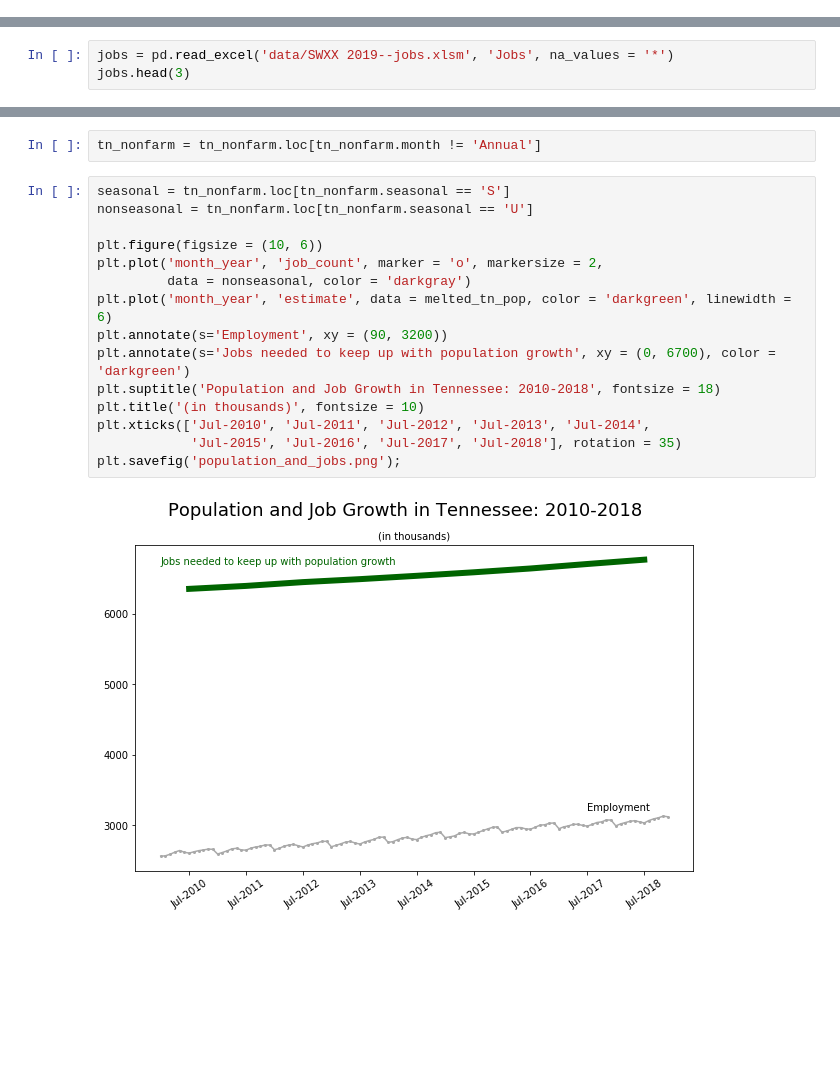
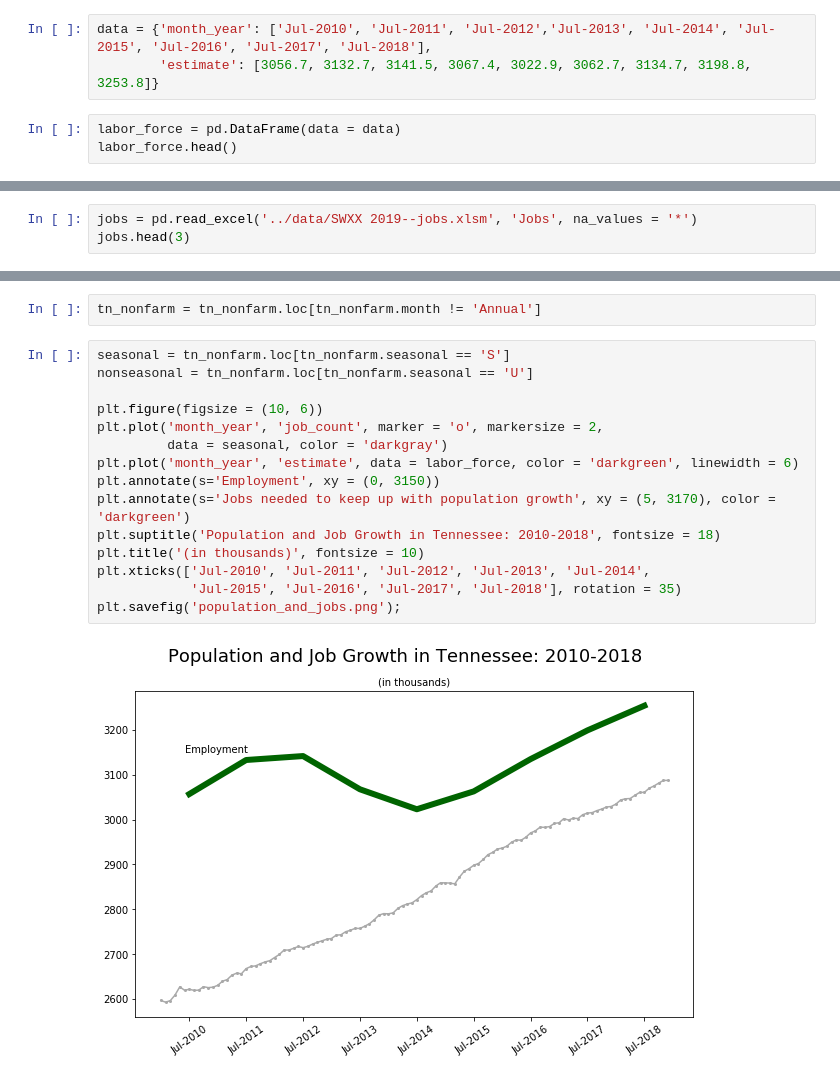
Before and after one commit to nashville-data-nerds/think_tennessee, a Jupyter notebook: notebooks/jobs_vs_population.ipynb, the cells around one changed output, grey strips where cells are left out. Drawn from its saved outputs; the diff is of its cells as text; blank space fills up the shorter version.

Commit message:
curated new data for labor force population estimate and updated chart

```diff
--- a/notebooks/jobs_vs_population.ipynb
+++ b/notebooks/jobs_vs_population.ipynb
@@ -36,0 +111,6 @@ melted_tn_pop.head(2)
+# %%
+data = {'month_year': ['Jul-2010', 'Jul-2011', 'Jul-2012','Jul-2013', 'Jul-2014', 'Jul-2015', 'Jul-2016', 'Jul-2017', 'Jul-2018'],
+        'estimate': [3056.7, 3132.7, 3141.5, 3067.4, 3022.9, 3062.7, 3134.7, 3198.8, 3253.8]}
+# %%
+labor_force = pd.DataFrame(data = data)
+labor_force.head()
@@ -37,5 +124,5 @@ melted_tn_pop.head(2)
 # %%
-jobs = pd.read_excel('data/SWXX 2019--jobs.xlsm', 'Jobs', na_values = '*')
+jobs = pd.read_excel('../data/SWXX 2019--jobs.xlsm', 'Jobs', na_values = '*')
 jobs.head(3)
 # %% [output]
 |  | seasonal | year | super | month | United States | Alabama | Alaska | Arizona | Arkansas | California | ... |
@@ -85,17 +172,17 @@ tn_nonfarm = tn_nonfarm.loc[tn_nonfarm.month != 'Annual']
 # %%
 seasonal = tn_nonfarm.loc[tn_nonfarm.seasonal == 'S']
 nonseasonal = tn_nonfarm.loc[tn_nonfarm.seasonal == 'U']
 
 plt.figure(figsize = (10, 6))
 plt.plot('month_year', 'job_count', marker = 'o', markersize = 2,
-         data = nonseasonal, color = 'darkgray')
-plt.plot('month_year', 'estimate', data = melted_tn_pop, color = 'darkgreen', linewidth = 6)
-plt.annotate(s='Employment', xy = (90, 3200))
-plt.annotate(s='Jobs needed to keep up with population growth', xy = (0, 6700), color = 'darkgreen')
+         data = seasonal, color = 'darkgray')
+plt.plot('month_year', 'estimate', data = labor_force, color = 'darkgreen', linewidth = 6)
+plt.annotate(s='Employment', xy = (0, 3150))
+plt.annotate(s='Jobs needed to keep up with population growth', xy = (5, 3170), color = 'darkgreen')
 plt.suptitle('Population and Job Growth in Tennessee: 2010-2018', fontsize = 18)
 plt.title('(in thousands)', fontsize = 10)
 plt.xticks(['Jul-2010', 'Jul-2011', 'Jul-2012', 'Jul-2013', 'Jul-2014',
             'Jul-2015', 'Jul-2016', 'Jul-2017', 'Jul-2018'], rotation = 35)
 plt.savefig('population_and_jobs.png');
 # %% [output]
-[figure, old version]
+[figure, new version]
```
Also changed, not shown: parts of 17 cells of this notebook, 1 other file.
